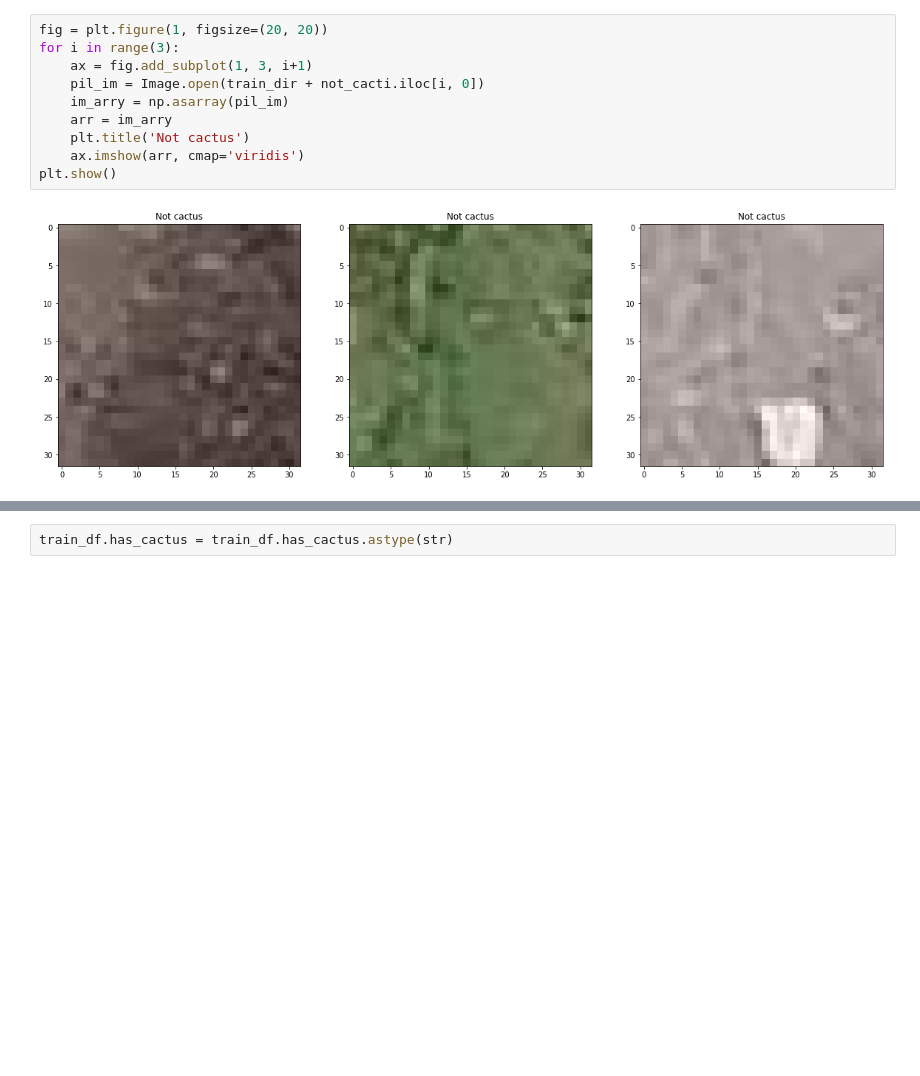
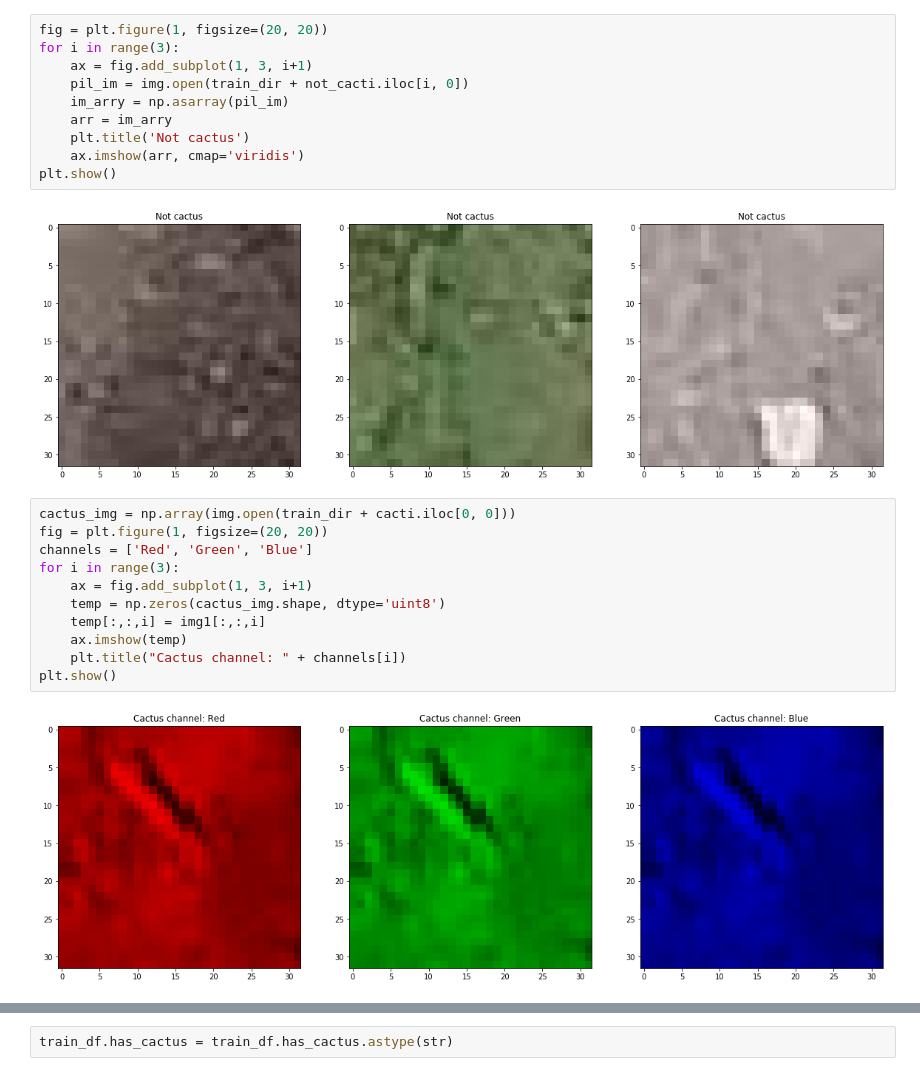
Before and after one commit to tilaprimera/Aerial-Cactus-Identification, a Jupyter notebook: aerial_cactus_identify.ipynb, the cells around one changed output, grey strips where cells are left out. Drawn from its saved outputs; the diff is of its cells as text; blank space fills up the shorter version.

```diff
--- a/aerial_cactus_identify.ipynb
+++ b/aerial_cactus_identify.ipynb
@@ -82,7 +83,7 @@ plt.show()
 fig = plt.figure(1, figsize=(20, 20))
 for i in range(3):
     ax = fig.add_subplot(1, 3, i+1)
-    pil_im = Image.open(train_dir + not_cacti.iloc[i, 0])
+    pil_im = img.open(train_dir + not_cacti.iloc[i, 0])
     im_arry = np.asarray(pil_im)
     arr = im_arry
     plt.title('Not cactus')
@@ -90,3 +91,16 @@ for i in range(3):
 plt.show()
 # %% [output]
 [figure]
+# %%
+cactus_img = np.array(img.open(train_dir + cacti.iloc[0, 0]))
+fig = plt.figure(1, figsize=(20, 20))
+channels = ['Red', 'Green', 'Blue']
+for i in range(3):
+    ax = fig.add_subplot(1, 3, i+1)
+    temp = np.zeros(cactus_img.shape, dtype='uint8')
+    temp[:,:,i] = img1[:,:,i]
+    ax.imshow(temp)
+    plt.title("Cactus channel: " + channels[i])
+plt.show()
+# %% [output]
+[figure, added]
```
Also changed, not shown: parts of 3 cells of this notebook.
